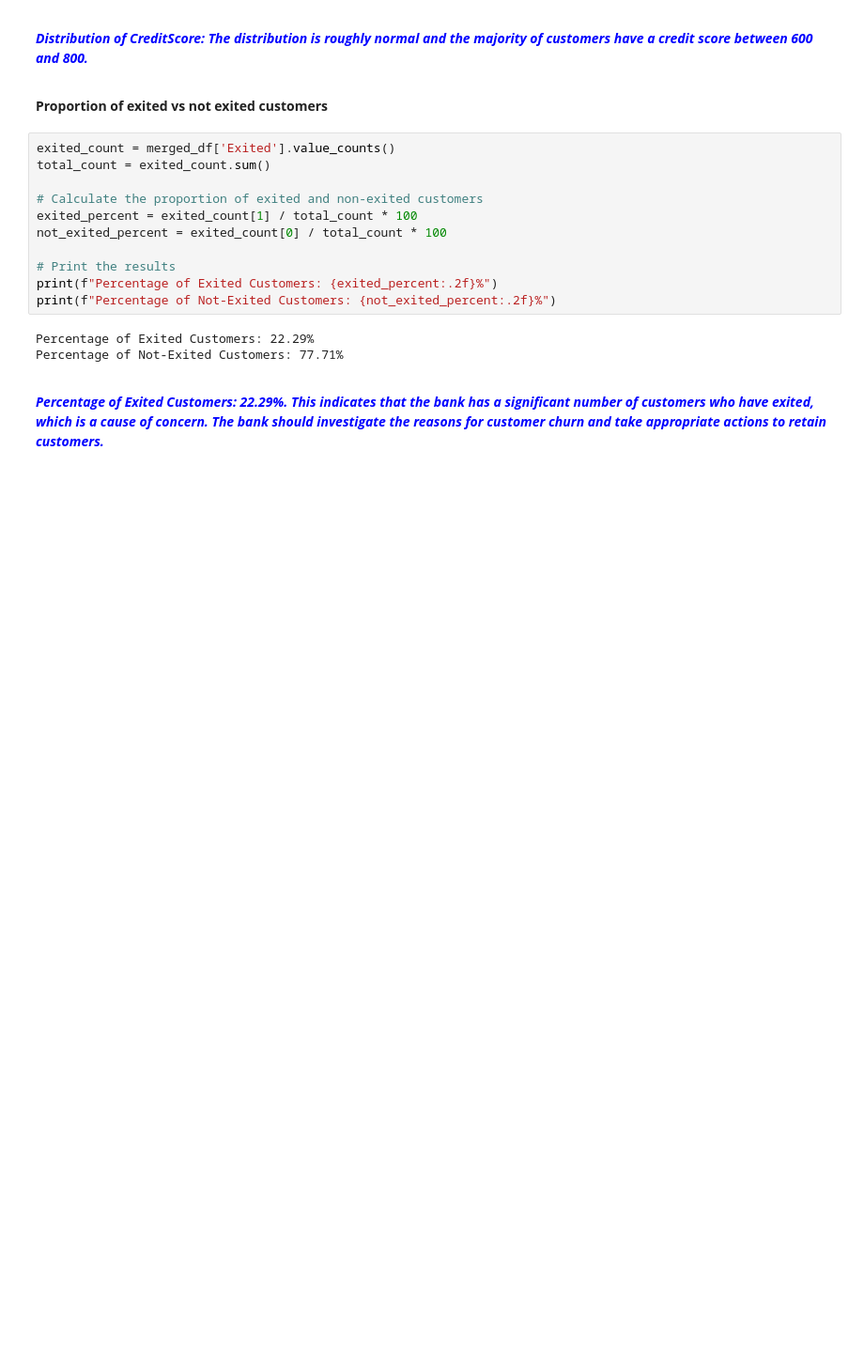
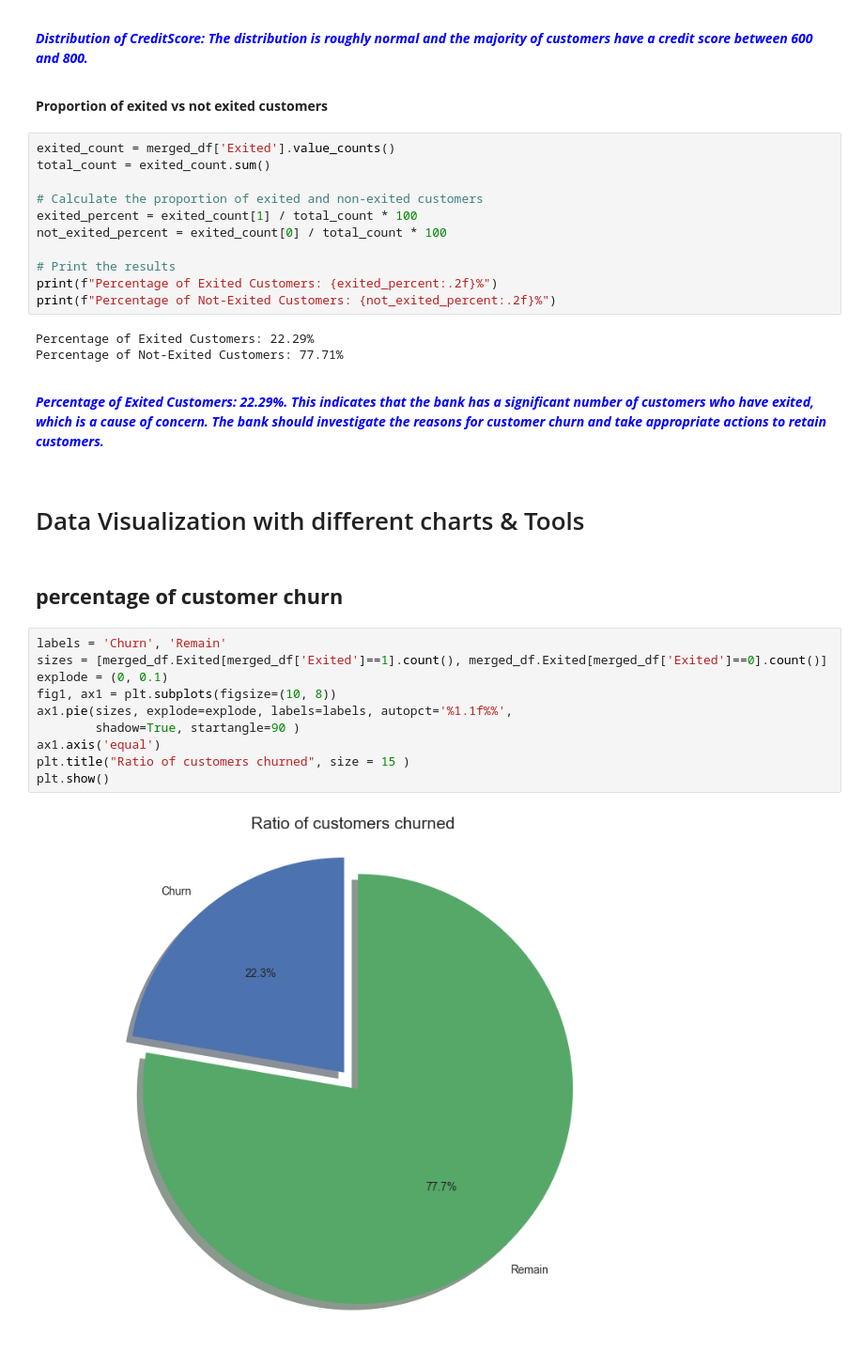
Before and after one commit to EmilyCaroline/BankCustomerChurnPrediction, a Jupyter notebook: bankcustomerchurn.ipynb, the cells around one changed output. Shown at 94% size. Saved outputs shown, nothing was run; the diff lists cells and outputs as text; blank space fills up the shorter version.

Commit message:
visualisation

```diff
--- a/bankcustomerchurn.ipynb
+++ b/bankcustomerchurn.ipynb
@@ -409,3 +415,19 @@ Percentage of Exited Customers: 22.29%
 Percentage of Not-Exited Customers: 77.71%
 # %% [markdown]
 ***<p style="color:blue">Percentage of Exited Customers: 22.29%. This indicates that the bank has a significant number of customers who have exited, which is a cause of concern. The bank should investigate the reasons for customer churn and take appropriate actions to retain customers.</p>***
+# %% [markdown]
+# Data Visualization with different charts & Tools
+# %% [markdown]
+## **percentage of customer churn**
+# %%
+labels = 'Churn', 'Remain'
+sizes = [merged_df.Exited[merged_df['Exited']==1].count(), merged_df.Exited[merged_df['Exited']==0].count()]
+explode = (0, 0.1)
+fig1, ax1 = plt.subplots(figsize=(10, 8))
+ax1.pie(sizes, explode=explode, labels=labels, autopct='%1.1f%%',
+        shadow=True, startangle=90 )
+ax1.axis('equal')
+plt.title("Ratio of customers churned", size = 15 )
+plt.show()
+# %% [output]
+[figure, added]
```
Also changed, not shown: parts of 14 cells of this notebook.
